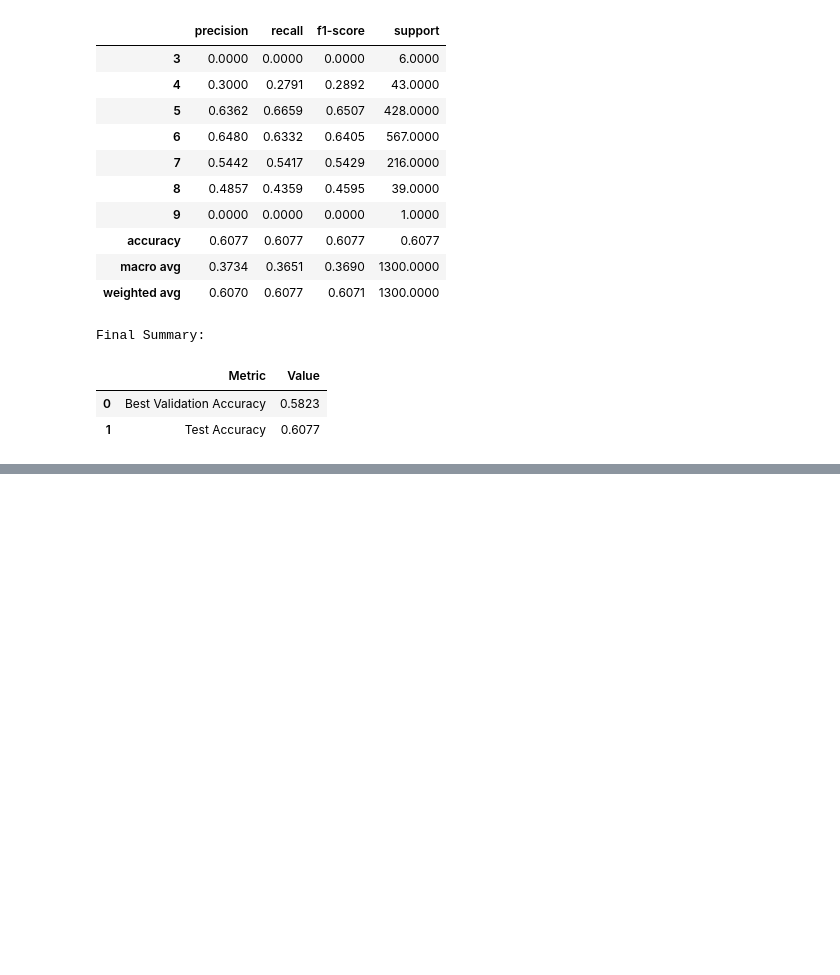
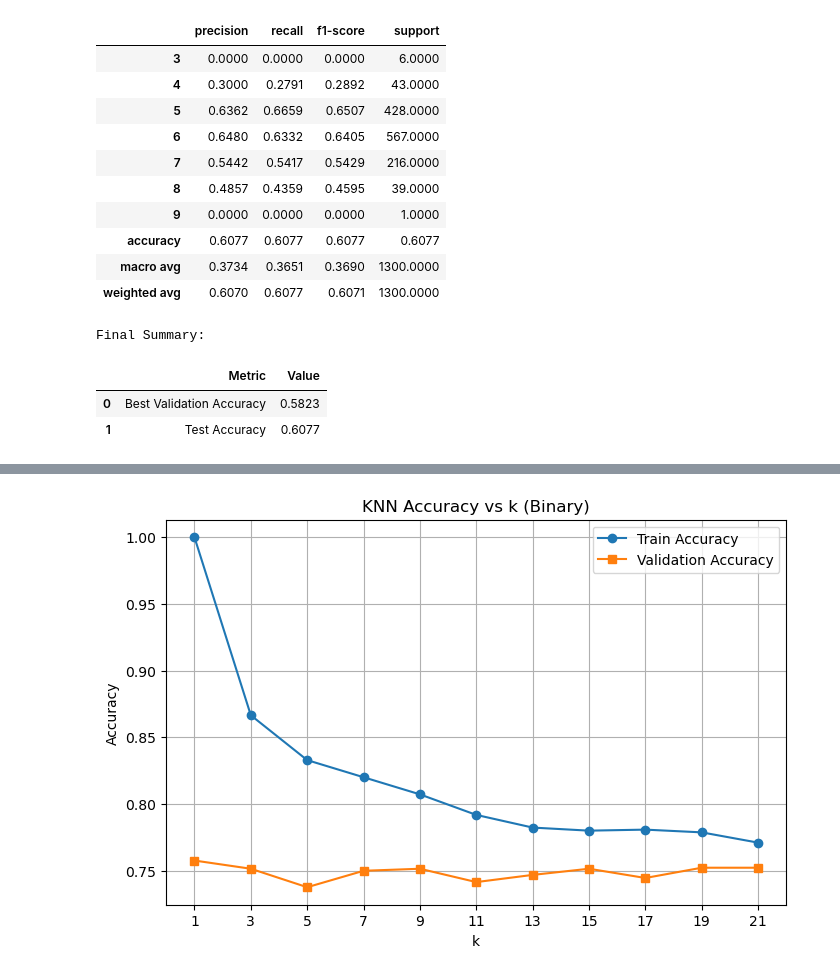
Before and after one commit to jiangyue-amber/CS178_Project, a Jupyter notebook: kNN.ipynb, the cells around one changed output, grey strips where cells are left out. Saved outputs shown, nothing was run; the diff lists cells and outputs as text; code cells hidden in the pictures; blank space fills up the shorter version.

Commit message:
update the binary

```diff
--- a/kNN.ipynb
+++ b/kNN.ipynb
@@ -251,0 +256,6 @@ Final Summary:
+# %%
+X_binary = wine.drop("quality", axis=1)
+y_binary = (wine["quality"] >= 6).astype(int)
+
+print("Binary label distribution:")
+print(y_binary.value_counts().sort_index())
@@ -251,0 +296,8 @@ Final Summary:
+# %%
+from sklearn.preprocessing import StandardScaler
+
+scaler_b = StandardScaler()
+
+X_train_scaled_b = scaler_b.fit_transform(X_train_b)
+X_val_scaled_b = scaler_b.transform(X_val_b)
+X_test_scaled_b = scaler_b.transform(X_test_b)
@@ -251,0 +353,8 @@ Final Summary:
+# %%
+results_binary_df = pd.DataFrame(results_binary)
+
+print("\nBinary validation results:")
+display(results_binary_df.round(4))
+
+print("\nBest k =", best_k_binary)
+print("Best validation accuracy =", round(best_val_acc_binary, 4))
@@ -251,0 +377,13 @@ Final Summary:
+# %%
+plt.figure(figsize=(8, 5))
+plt.plot(results_binary_df["k"], results_binary_df["train_accuracy"], marker='o', label="Train Accuracy")
+plt.plot(results_binary_df["k"], results_binary_df["validation_accuracy"], marker='s', label="Validation Accuracy")
+plt.xlabel("k")
+plt.ylabel("Accuracy")
+plt.title("KNN Accuracy vs k (Binary)")
+plt.xticks(k_values)
+plt.legend()
+plt.grid(True)
+plt.show()
+# %% [output]
+[figure, added]
```
Also changed, not shown: parts of 9 cells of this notebook.
